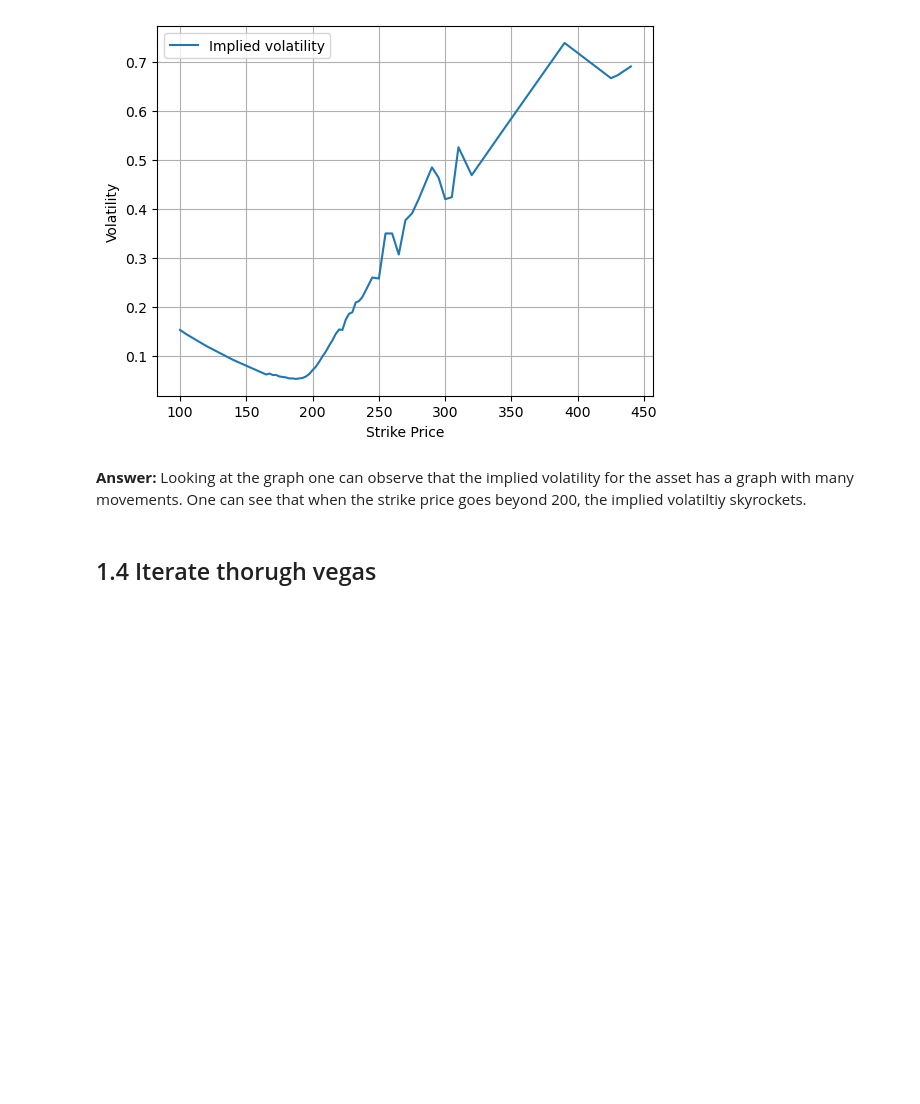
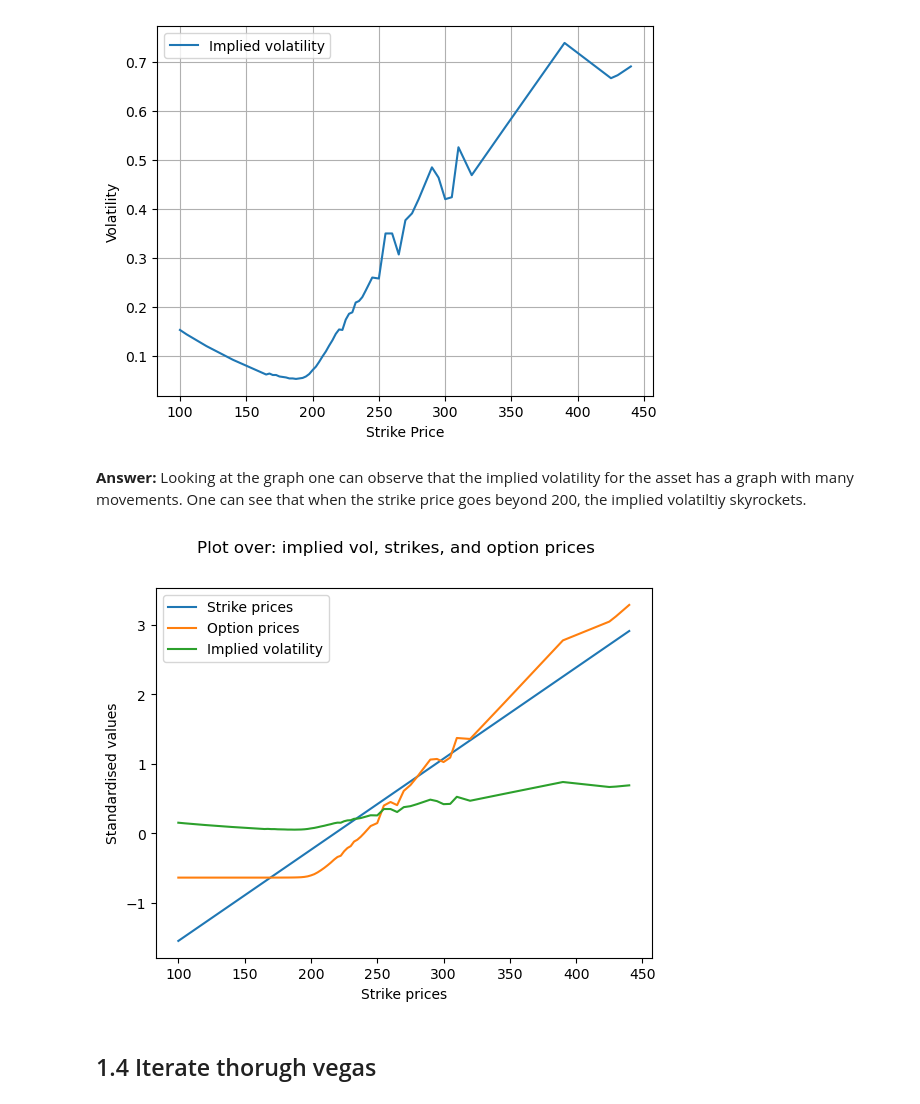
Before and after one commit to DataJakob/Various-School-Projects, a Jupyter notebook: Project_Evaluation_and_Finance/deliverable.ipynb, the cells around one changed output. Cells and saved outputs as stored; diff of their text form; code cells hidden in the pictures; blank space fills up the shorter version.

```diff
--- a/Project_Evaluation_and_Finance/deliverable.ipynb
+++ b/Project_Evaluation_and_Finance/deliverable.ipynb
@@ -40,6 +41,11 @@ for i in range(len(df)):
     ex1c.set_goal(find_price=False, vol=None, find_vol=True, price=df['Last Price'][i])
     vol = ex1c.find_imp_vol(x_guess=0.001)
     vol_list.append(vol)
+# %%
+def scale(X):
+    X = np.array(X)
+    scaled = (X-X.mean())/X.std()
+    return scaled
 # %%
 fig, ax = plt.subplots()
 ax.plot(df['Strike'],vol_list, label='Implied volatility')
@@ -52,6 +58,18 @@ plt.show()
 [figure]
 # %% [markdown]
 <b> Answer: </b> Looking at the graph one can observe that the implied volatility for the asset has a graph with many movements. One can see that when the strike price goes beyond 200, the  implied volatiltiy skyrockets.
+# %%
+fig, ax = plt.subplots()
+ax.plot(df['Strike'],scale(df['Strike']), label='Strike prices')
+ax.plot(df['Strike'],scale(df['Last Price']),label='Option prices')
+ax.plot(df['Strike'],vol_list, label='Implied volatility')
+ax.set_xlabel('Strike prices')
+ax.set_ylabel('Standardised values')
+fig.suptitle('Plot over: implied vol, strikes, and option prices')
+plt.legend()
+plt.show()
+# %% [output]
+[figure, added]
 # %% [markdown]
 <h2> 1.4 Iterate thorugh vegas</h2>
 # %%
```
Also changed, not shown: parts of 1 cell of this notebook, 3 other files.
